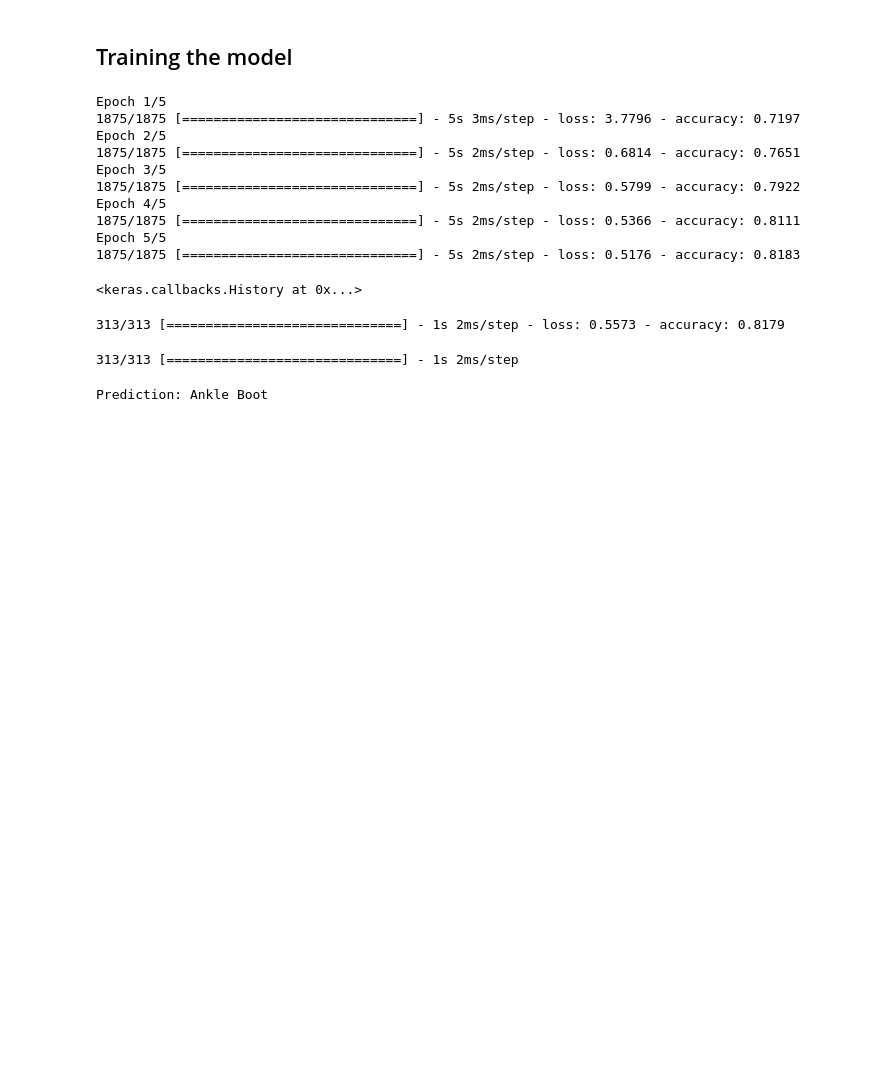
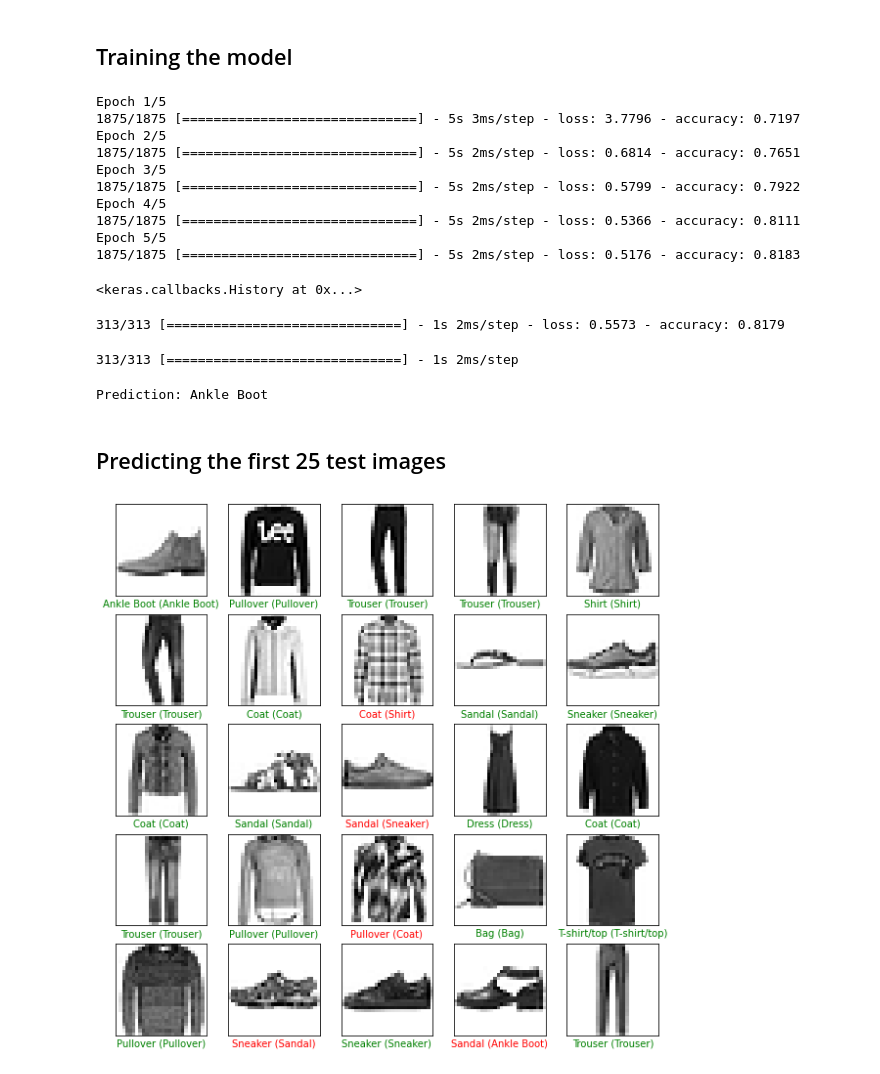
Before and after one commit to mchhour31/NN_work, a Jupyter notebook: ep1_basic_computer_vision.ipynb, the cells around one changed output. Saved outputs shown, nothing was run; the diff lists cells and outputs as text; code cells hidden in the pictures; blank space fills up the shorter version.

```diff
--- a/ep1_basic_computer_vision.ipynb
+++ b/ep1_basic_computer_vision.ipynb
@@ -102,3 +102,25 @@ final = np.argmax(predictions[0]) # the model is most confident that the image i
 print(f"Prediction: {class_names[final]}")
 # %% [output]
 Prediction: Ankle Boot
+# %% [markdown]
+## Predicting the first 25 test images
+# %%
+plt.figure(figsize=(10, 10))
+
+for i in range(25):
+  plt.subplot(5, 5, i+1)
+  plt.xticks([])
+  plt.yticks([])
+  plt.grid('off')
+  plt.imshow(test_images[i], cmap=plt.cm.binary)
+  predicted_label = np.argmax(predictions[i])
+  true_label = test_labels[i]
+
+  if predicted_label == true_label:
+    color = 'green'
+  else:
+    color = 'red'
+
+  plt.xlabel(f"{class_names[predicted_label]} ({class_names[true_label]})", color=color)
+# %% [output]
+[figure, added]
```
